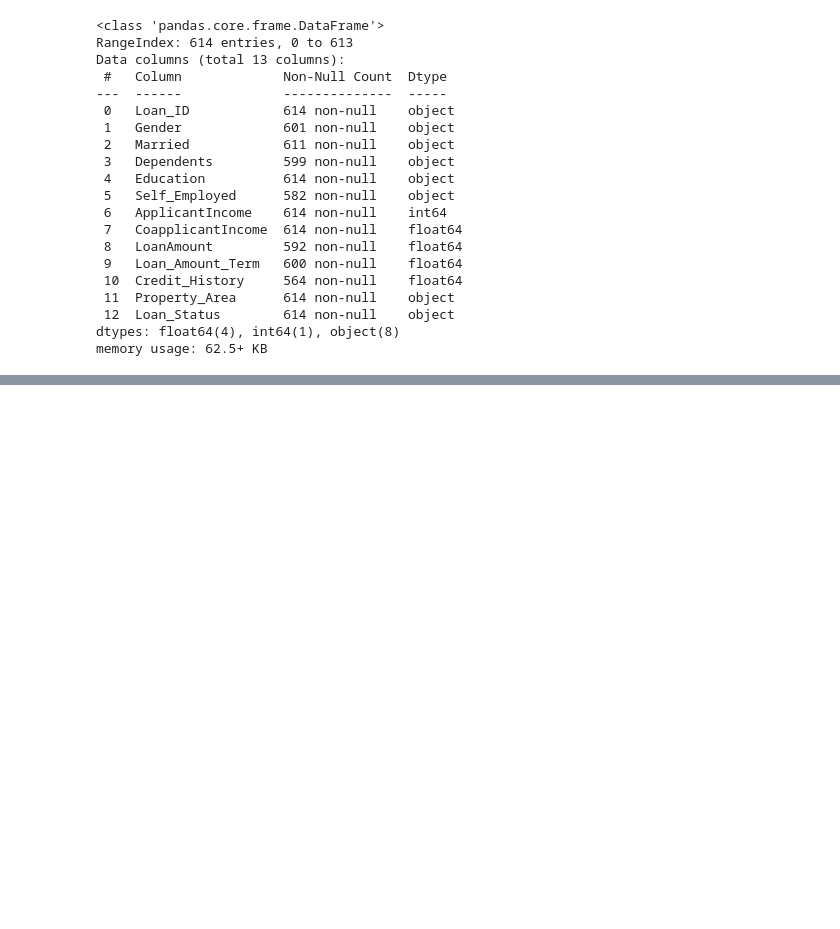
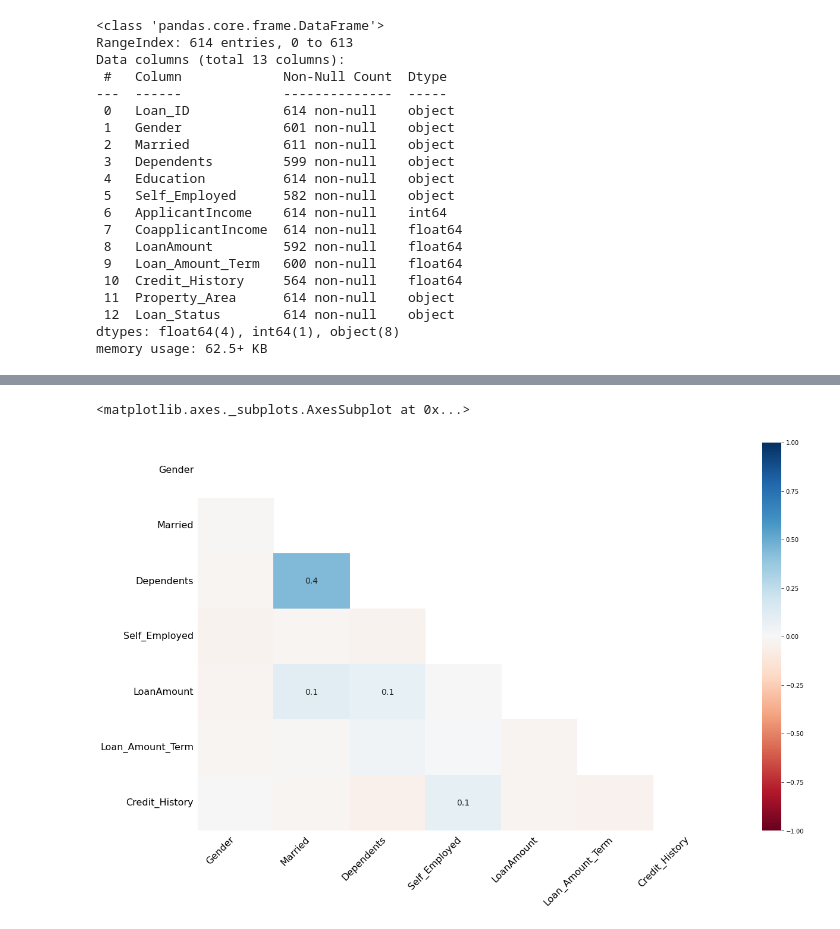
Before and after one commit to Sumith-Pevekar/LoanEligibilityPrediction, a Jupyter notebook: LoanEligibilityPrediction.ipynb, the cells around one changed output, grey strips where cells are left out. Saved outputs shown, nothing was run; the diff lists cells and outputs as text; code cells hidden in the pictures; blank space fills up the shorter version.

```diff
--- a/LoanEligibilityPrediction.ipynb
+++ b/LoanEligibilityPrediction.ipynb
@@ -74,0 +144,6 @@ memory usage: 62.5+ KB
+# %%
+import missingno as msnum
+msnum.heatmap(data_train)
+# %% [output]
+<matplotlib.axes._subplots.AxesSubplot at 0x...>
+[figure, added]
```
Also changed, not shown: parts of 16 cells of this notebook.
